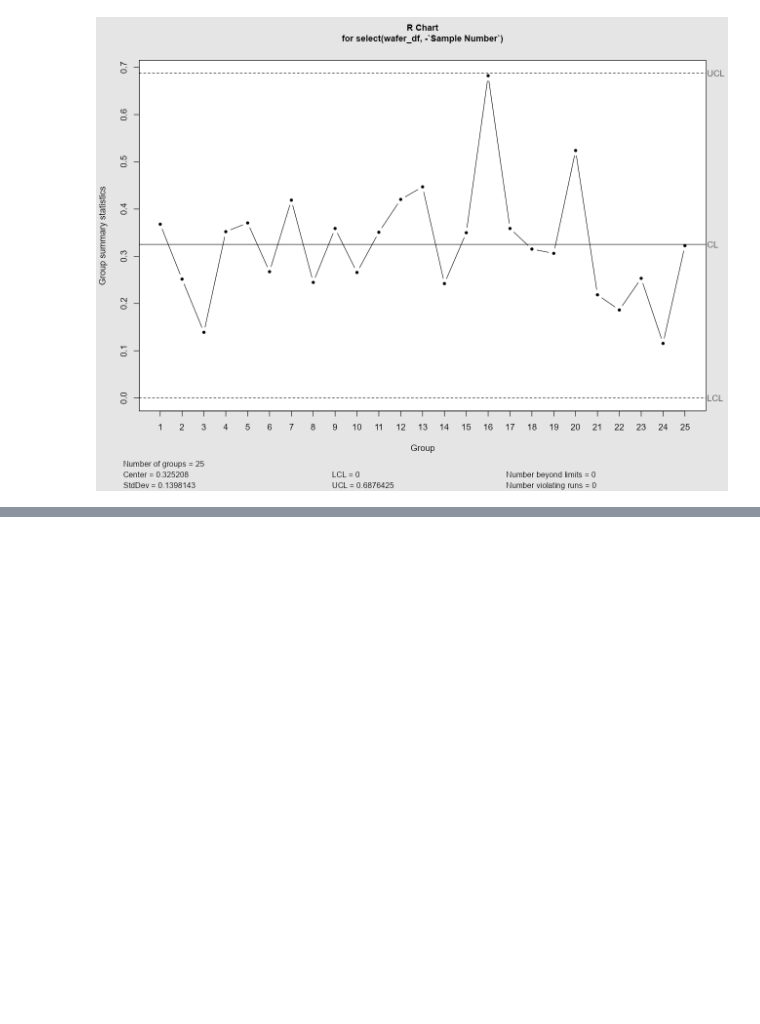
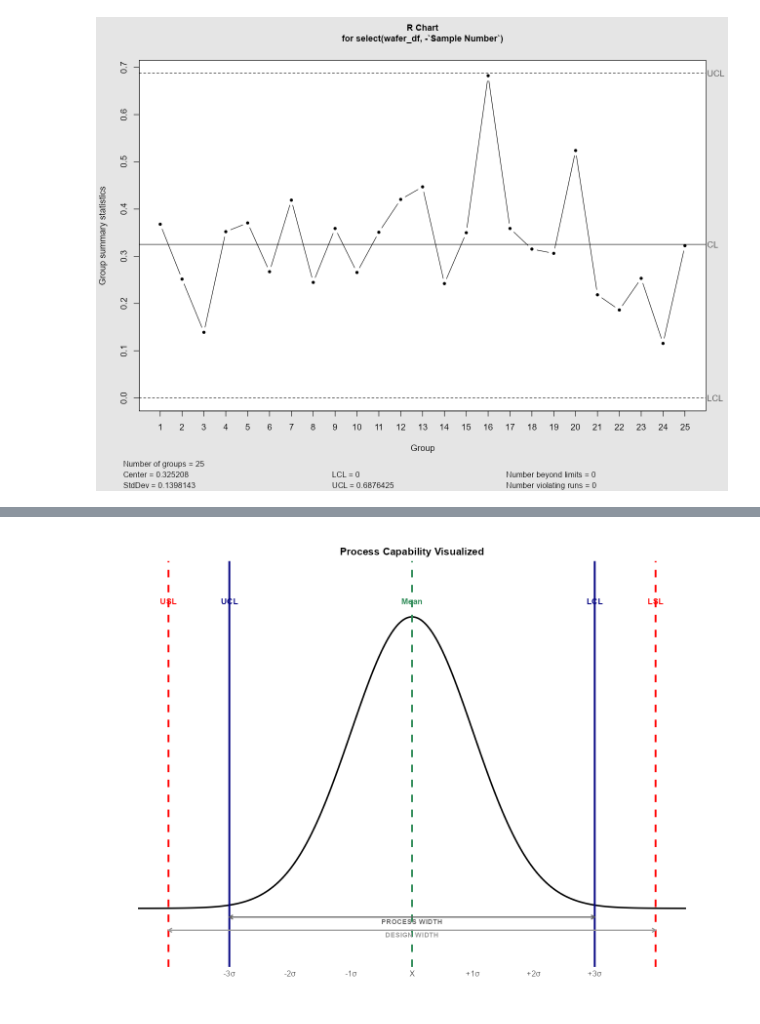
Before and after one commit to abrown9008/STAT-7110-Quality-Control, a Jupyter notebook: Slides/Week-2-Shewhart-Charts-for-Variables/Shewhart-Charts-for-Variables.ipynb, the cells around one changed output, grey strips where cells are left out. Cells and saved outputs as stored; diff of their text form; code cells hidden in the pictures; blank space fills up the shorter version.

Commit message:
Generating process capability visual aid

```diff
--- a/Slides/Week-2-Shewhart-Charts-for-Variables/Shewhart-Charts-for-Variables.ipynb
+++ b/Slides/Week-2-Shewhart-Charts-for-Variables/Shewhart-Charts-for-Variables.ipynb
@@ -284,0 +283,77 @@ The plot below illustrates what we're examining in process capability.
+# %%
+library(tidyverse)
+
+# Parameters
+mu <- 0
+sigma <- 1
+x <- seq(-4.5, 4.5, length.out = 1000)
+y <- dnorm(x, mu, sigma)
+df <- data.frame(x = x, y = y)
+
+ggplot(df, aes(x, y)) +
+  # Normal curve
+  geom_line(linewidth = 1) +
+
+  # UCL and LCL (Voice of the Process, ±3σ)
+  geom_vline(xintercept = c(-3, 3), color = "navy", linewidth = 1.2) +
+
+  # USL and LSL (Voice of the Customer, outside ±3σ)
+  geom_vline(xintercept = c(-4, 4), color = "red", linewidth = 1.2,
+             linetype = "dashed") +
+
+  # Mean
+  geom_vline(xintercept = 0, color = "#2e8b57", linewidth = 1.2,
+             linetype = "dashed") +
+
+  labs(title = "Process Capability Visualized") +
+
+  # Sigma tick labels on x-axis
+  scale_x_continuous(
+    breaks = c(-3, -2, -1, 0, 1, 2, 3),
+    labels = c("-3σ", "-2σ", "-1σ", "X̄", "+1σ", "+2σ", "+3σ")
+  ) +
+
+  # Process width arrow
+  annotate("segment", x = -3, xend = 3, y = -0.012, yend = -0.012,
+           arrow = arrow(ends = "both", length = unit(0.2, "cm")),
+           color = "gray40", linewidth = 0.8) +
+  annotate("text", x = 0, y = -0.018, label = "PROCESS WIDTH",
+           size = 3.5, color = "gray40", fontface = "bold") +
+
+  # Design width arrow
+  annotate("segment", x = -4, xend = 4, y = -0.030, yend = -0.030,
+           arrow = arrow(ends = "both", length = unit(0.2, "cm")),
+           color = "gray60", linewidth = 0.8) +
+  annotate("text", x = 0, y = -0.036, label = "DESIGN WIDTH",
+           size = 3.5, color = "gray60", fontface = "bold") +
+
+  # Line labels: UCL, LCL
+  annotate("text", x = -3, y = 0.42, label = "UCL", color = "navy",
+           fontface = "bold", size = 4) +
+  annotate("text", x = 3, y = 0.42, label = "LCL", color = "navy",
+           fontface = "bold", size = 4) +
+
+  # Line labels: USL, LSL
+  annotate("text", x = -4, y = 0.42, label = "USL", color = "red",
+           fontface = "bold", size = 4) +
+  annotate("text", x = 4, y = 0.42, label = "LSL", color = "red",
+           fontface = "bold", size = 4) +
+
+  # Mean label
+  annotate("text", x = 0, y = 0.42, label = "Mean", color = "#2e8b57",
+           fontface = "bold", size = 4) +
+
+  # Theme cleanup
+  theme_minimal() +
+  theme(
+    plot.title = element_text(size = 14, face = "bold", hjust = 0.5),
+    axis.title = element_blank(),
+    axis.text.y = element_blank(),
+    axis.ticks.y = element_blank(),
+    panel.grid = element_blank(),
+    axis.text.x = element_text(size = 11),
+    plot.margin = margin(t = 20, r = 20, b = 40, l = 20)
+  ) +
+  coord_cartesian(ylim = c(-0.055, 0.45), clip = "off")
+# %% [output]
+[figure, added]
```
Also changed, not shown: parts of 1 cell of this notebook.
